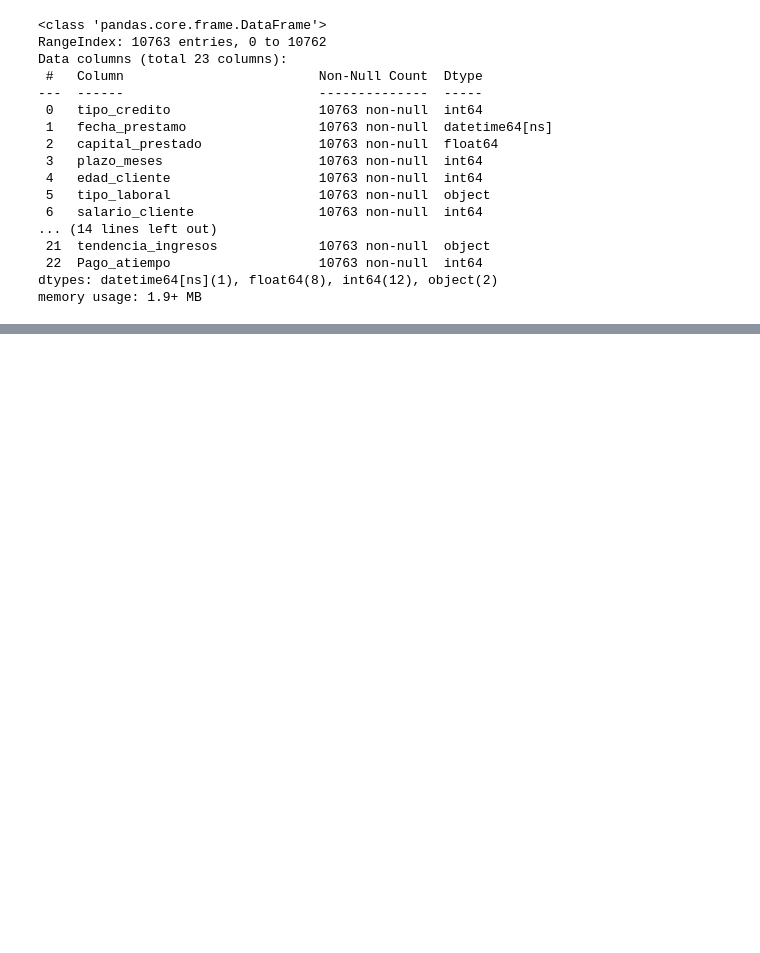
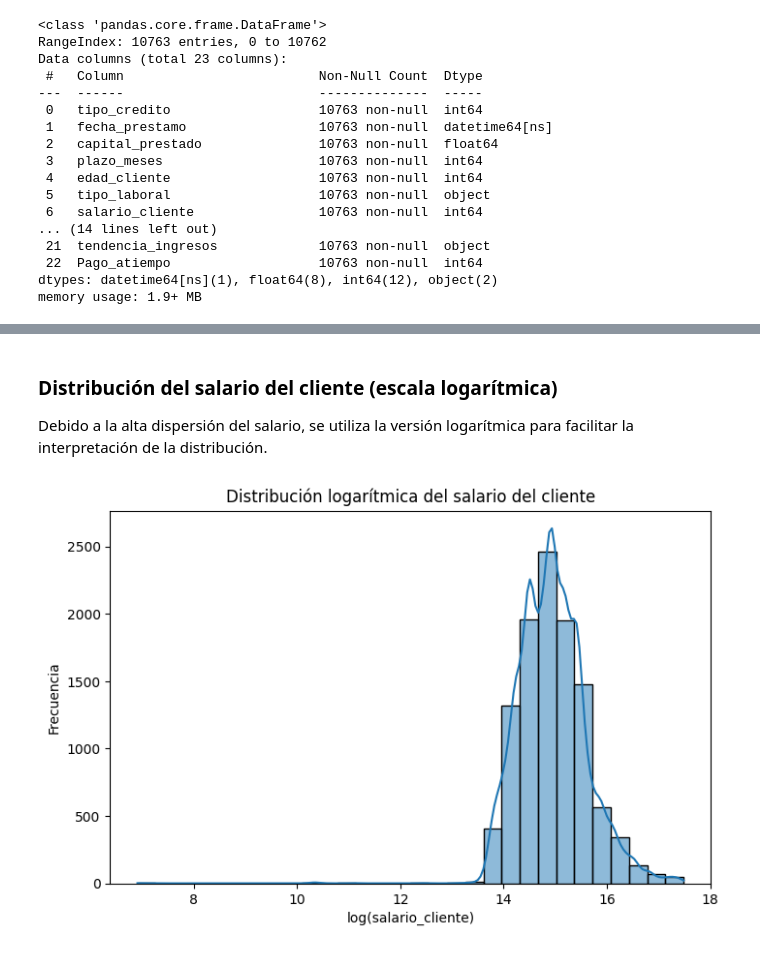
Before and after one commit to JoseMontoya21/PI_M5, a Jupyter notebook: src/comprension_eda.ipynb, the cells around one changed output, grey strips where cells are left out. Drawn from its saved outputs; the diff is of its cells as text; code cells hidden in the pictures; blank space fills up the shorter version.

```diff
--- a/src/comprension_eda.ipynb
+++ b/src/comprension_eda.ipynb
@@ -478,0 +858,14 @@ memory usage: 1.9+ MB
+# %% [markdown]
+### Distribución del salario del cliente (escala logarítmica)
+
+Debido a la alta dispersión del salario, se utiliza la versión logarítmica
+para facilitar la interpretación de la distribución.
+# %%
+plt.figure(figsize=(8,5))
+sns.histplot(df["salario_cliente_log"], bins=30, kde=True)
+plt.title("Distribución logarítmica del salario del cliente")
+plt.xlabel("log(salario_cliente)")
+plt.ylabel("Frecuencia")
+plt.show()
+# %% [output]
+[figure, added]
```
Also changed, not shown: parts of 72 cells of this notebook.
